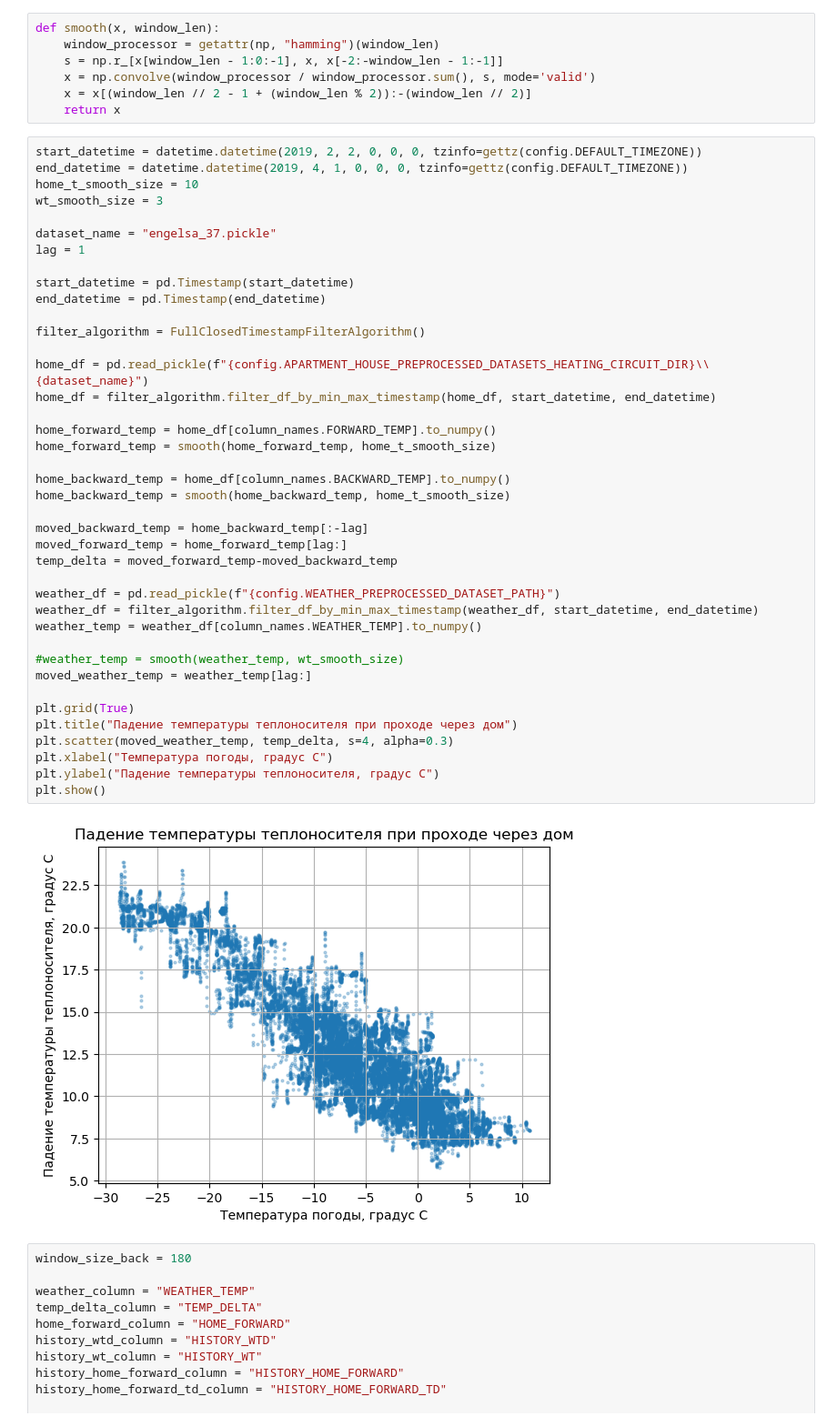
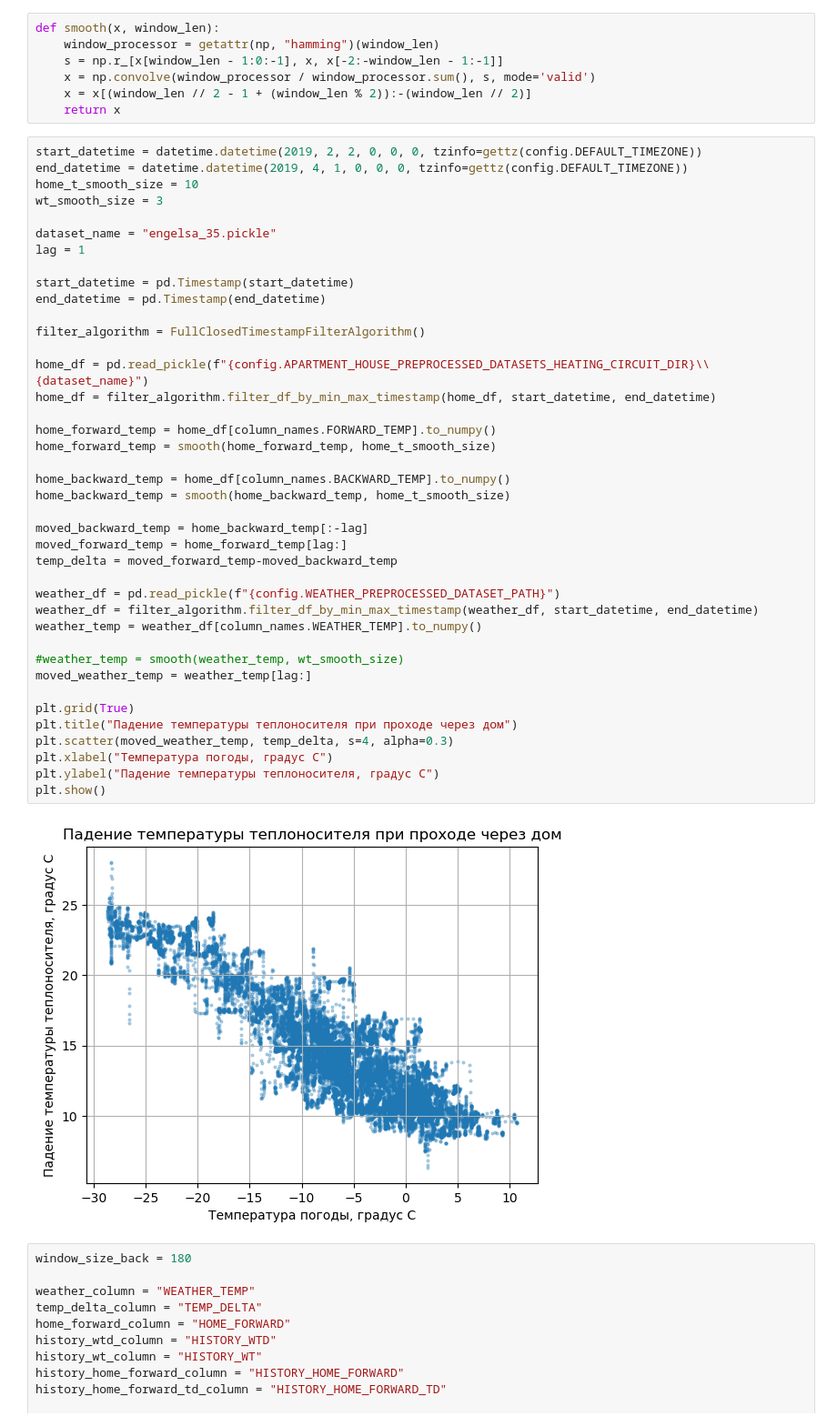
Before and after one commit to cool-soft/BoilerForge-Georgij, a Jupyter notebook: thermal_loss2.ipynb, the cells around one changed output. Shown at 91% size. Cells and saved outputs as stored; diff of their text form.

```diff
--- a/thermal_loss2.ipynb
+++ b/thermal_loss2.ipynb
@@ -22,7 +22,7 @@ end_datetime = datetime.datetime(2019, 4, 1, 0, 0, 0, tzinfo=gettz(config.DEFAUL
 home_t_smooth_size = 10
 wt_smooth_size = 3
 
-dataset_name = "engelsa_37.pickle"
+dataset_name = "engelsa_35.pickle"
 lag = 1
 
 start_datetime = pd.Timestamp(start_datetime)
@@ -30,34 +30,34 @@ end_datetime = pd.Timestamp(end_datetime)
 
 filter_algorithm = FullClosedTimestampFilterAlgorithm()
 
 home_df = pd.read_pickle(f"{config.APARTMENT_HOUSE_PREPROCESSED_DATASETS_HEATING_CIRCUIT_DIR}\\{dataset_name}")
 home_df = filter_algorithm.filter_df_by_min_max_timestamp(home_df, start_datetime, end_datetime)
 
 home_forward_temp = home_df[column_names.FORWARD_TEMP].to_numpy()
 home_forward_temp = smooth(home_forward_temp, home_t_smooth_size)
 
 home_backward_temp = home_df[column_names.BACKWARD_TEMP].to_numpy()
 home_backward_temp = smooth(home_backward_temp, home_t_smooth_size)
 
 moved_backward_temp = home_backward_temp[:-lag]
 moved_forward_temp = home_forward_temp[lag:]
 temp_delta = moved_forward_temp-moved_backward_temp
 
 weather_df = pd.read_pickle(f"{config.WEATHER_PREPROCESSED_DATASET_PATH}")
 weather_df = filter_algorithm.filter_df_by_min_max_timestamp(weather_df, start_datetime, end_datetime)
 weather_temp = weather_df[column_names.WEATHER_TEMP].to_numpy()
 
 #weather_temp = smooth(weather_temp, wt_smooth_size)
 moved_weather_temp = weather_temp[lag:]
 
 plt.grid(True)
 plt.title("Падение температуры теплоносителя при проходе через дом")
 plt.scatter(moved_weather_temp, temp_delta, s=4, alpha=0.3)
 plt.xlabel("Температура погоды, градус С")
 plt.ylabel("Падение температуры теплоносителя, градус С")
 plt.show()
 # %% [output]
-[figure, old version]
+[figure, new version]
 # %%
 window_size_back = 180
 
```
Also changed, not shown: parts of 3 cells of this notebook.
